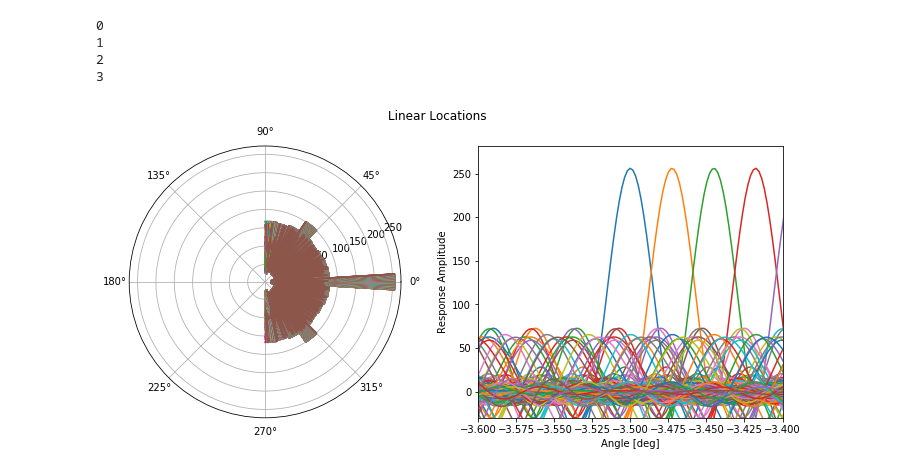
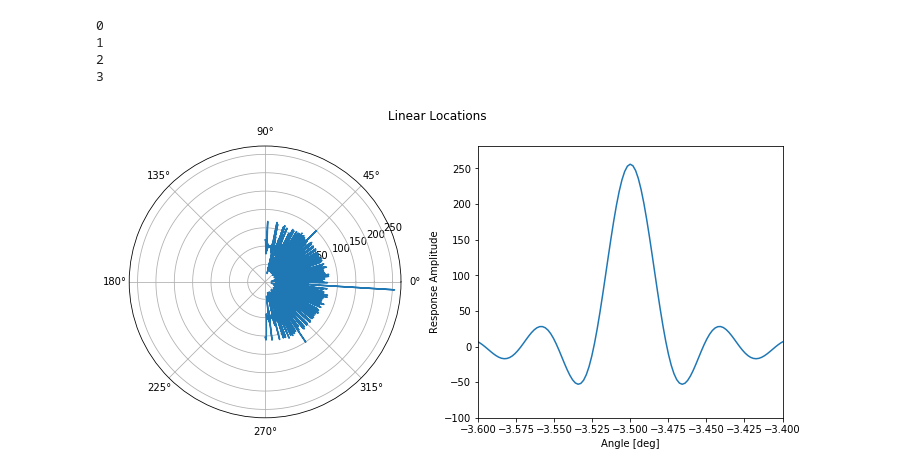
Before and after one commit to devincody/DSAbeamformer, a Jupyter notebook: sandbox/Beamformer Theory.ipynb, the cells around one changed output. Drawn from its saved outputs; the diff is of its cells as text; code cells hidden in the pictures.

```diff
--- a/sandbox/Beamformer Theory.ipynb
+++ b/sandbox/Beamformer Theory.ipynb
@@ -56,20 +56,20 @@ for k, f in enumerate(form_beams_with_freq):
 # %%
 fig = plt.figure(figsize=(12,5))
 fig.suptitle(Antenna_positions + " Locations")
 ax = plt.subplot(121,projection='polar')
 ax2 = plt.subplot(122)
 
-for jj in range(256):#[0, 64, 128, 192, 255]:
+for jj in [0]:#range(256):
     ax.plot(angles, out[jj])
     ax2.plot(angles*180/np.pi, out[jj])
 
-ax2.axis([-3.6, -3.4, -30, 1.1*max(out[0])])
+ax2.axis([-3.6, -3.4, -100, 1.1*max(out[0])])
 ax2.set_xlabel("Angle [deg]")
 ax2.set_ylabel("Response Amplitude")
 
 plt.show()
 # %% [output]
-[figure, old version]
+[figure, new version]
 # %%
 fig = plt.figure(figsize= (8,4))
 tr = 141
```
